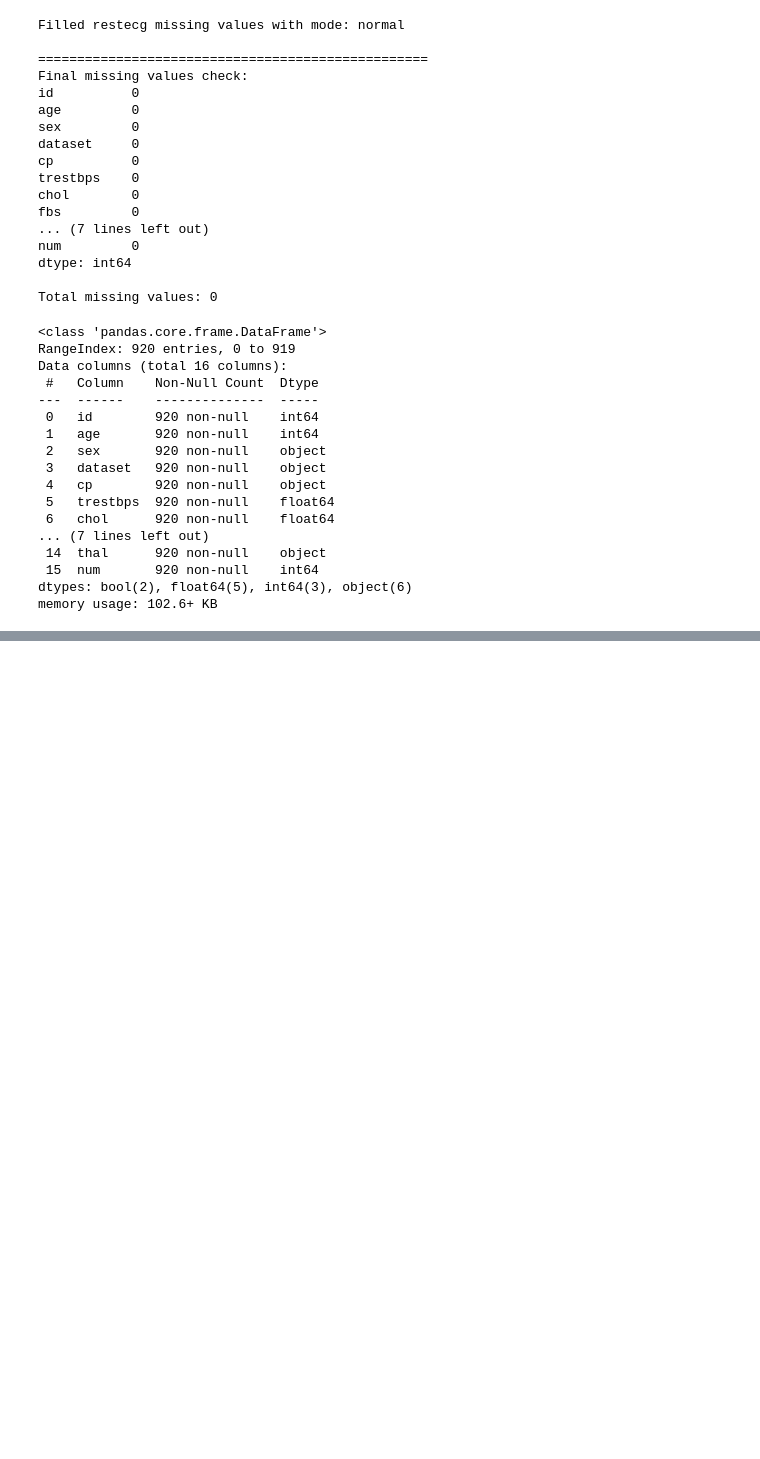
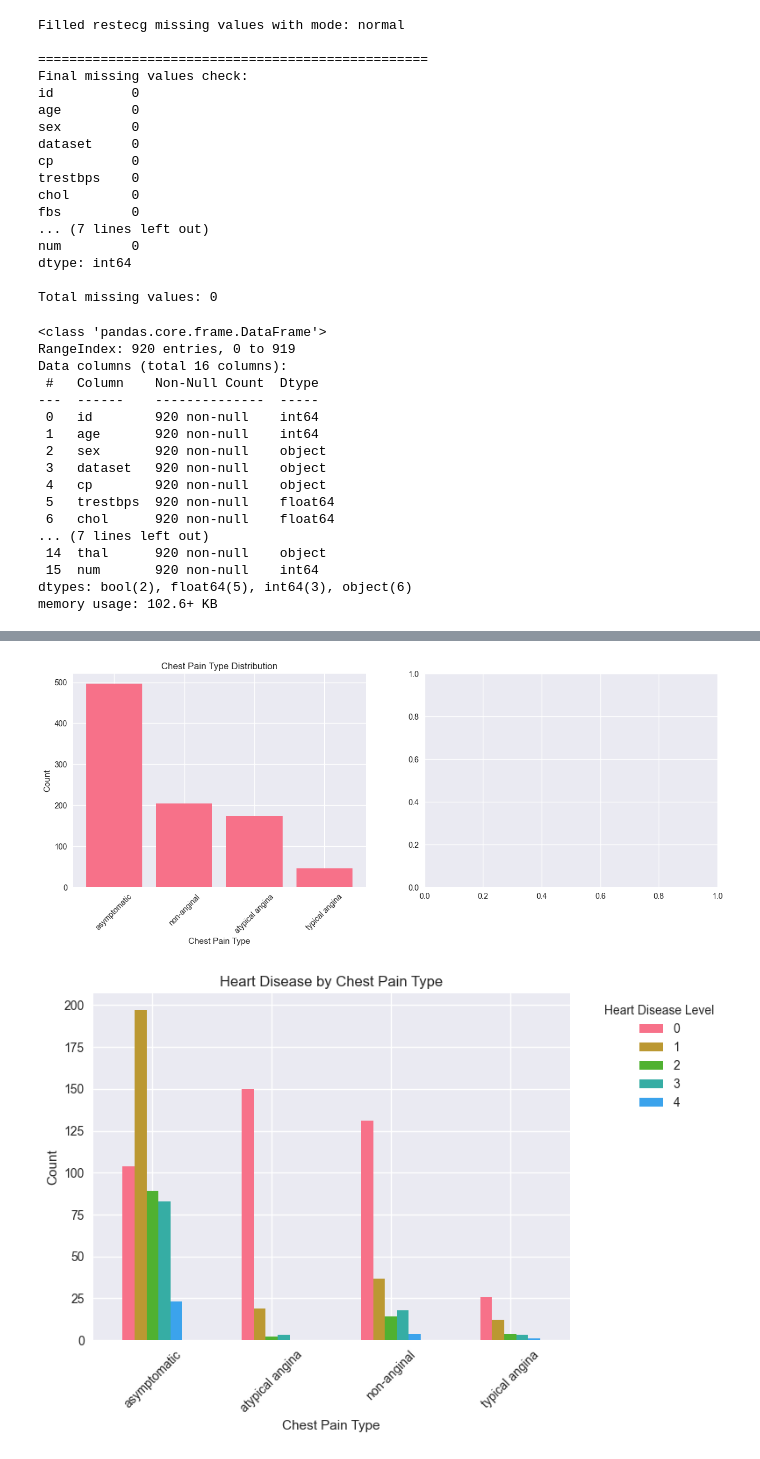
Before and after one commit to itsluckysharma01/Heart_Disease_Prediction-Algorithm_Comparison-SVM-KNN, a Jupyter notebook: Heart_Disease_Prediction&Algorithm_Comparison-SVM-KNN.ipynb, the cells around one changed output, grey strips where cells are left out. Drawn from its saved outputs; the diff is of its cells as text; code cells hidden in the pictures; blank space fills up the shorter version.

```diff
--- a/Heart_Disease_Prediction&Algorithm_Comparison-SVM-KNN.ipynb
+++ b/Heart_Disease_Prediction&Algorithm_Comparison-SVM-KNN.ipynb
@@ -254,0 +325,25 @@ memory usage: 102.6+ KB
+# %%
+# 4. Chest Pain Type Analysis
+plt.figure(figsize=(15, 5))
+
+plt.subplot(1, 2, 1)
+cp_counts = df['cp'].value_counts()
+plt.bar(cp_counts.index, cp_counts.values)
+plt.title('Chest Pain Type Distribution')
+plt.xlabel('Chest Pain Type')
+plt.ylabel('Count')
+plt.xticks(rotation=45)
+
+plt.subplot(1, 2, 2)
+pd.crosstab(df['cp'], df['num']).plot(kind='bar')
+plt.title('Heart Disease by Chest Pain Type')
+plt.xlabel('Chest Pain Type')
+plt.ylabel('Count')
+plt.legend(title='Heart Disease Level', bbox_to_anchor=(1.05, 1), loc='upper left')
+plt.xticks(rotation=45)
+
+plt.tight_layout()
+plt.show()
+# %% [output]
+[figure, added]
+[figure, added]
```
Also changed, not shown: parts of 10 cells of this notebook.
